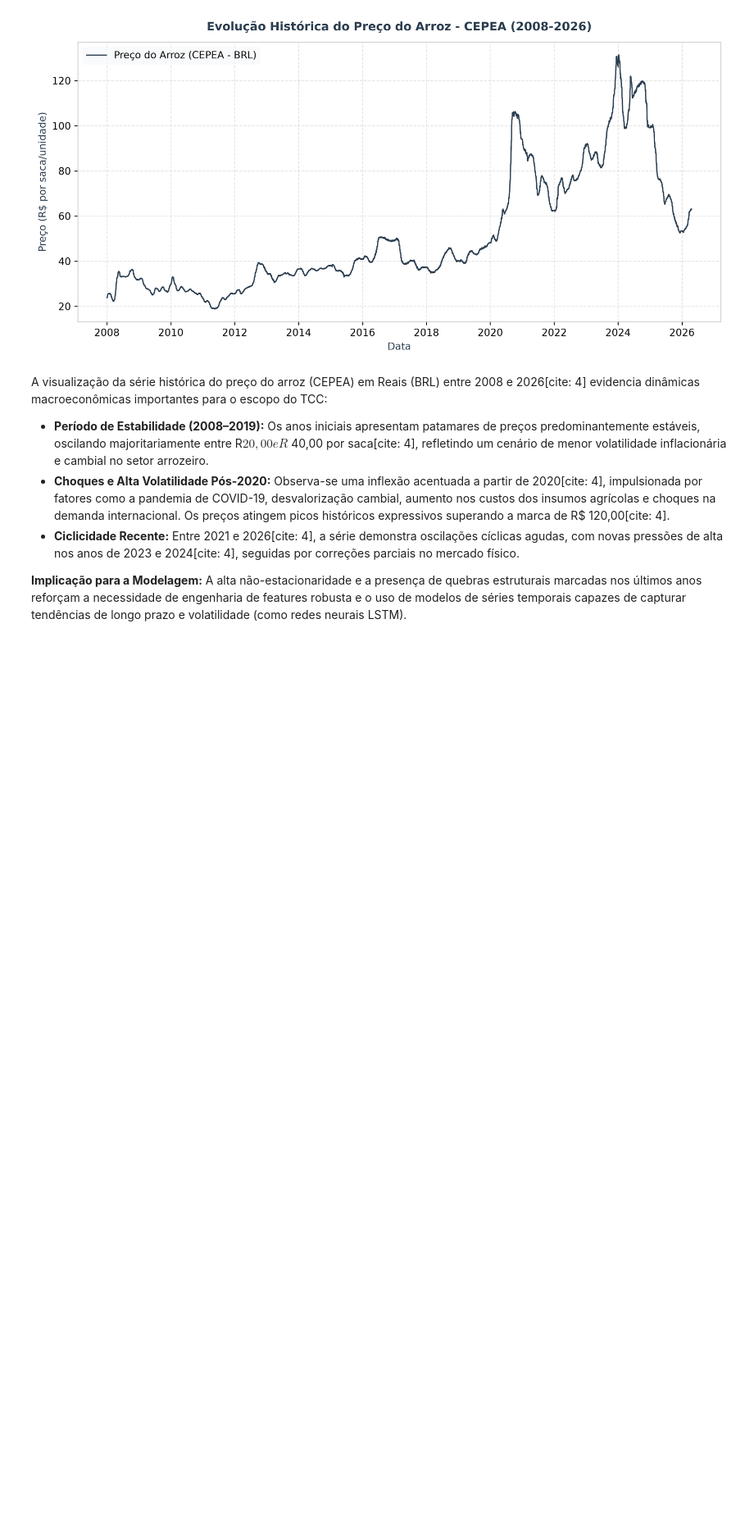
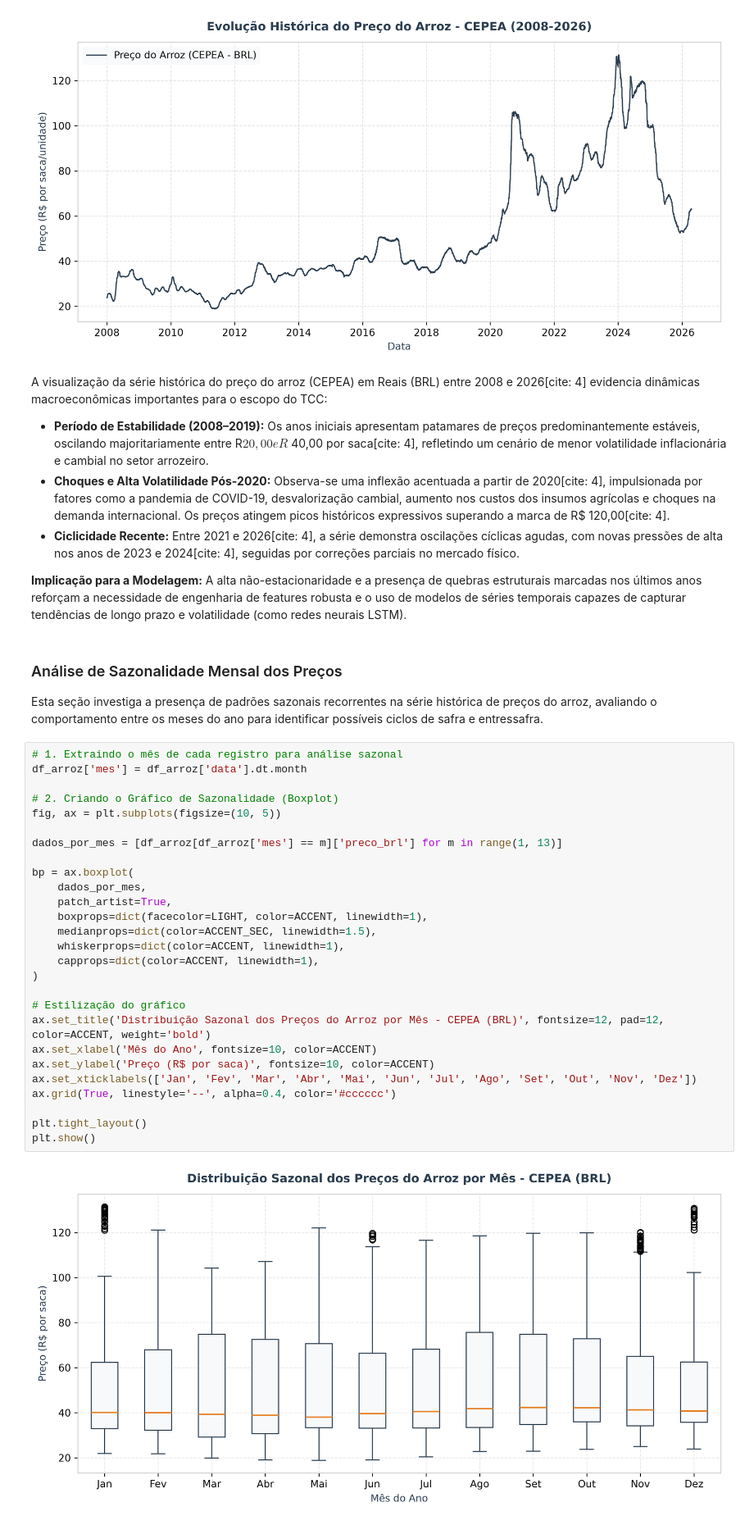
Before and after one commit to brunoOrigem/tcc-predicao-commodities-rs, a Jupyter notebook: notebooks/analise_exploratoria.ipynb, the cells around one changed output. Shown at 82% size. Drawn from its saved outputs; the diff is of its cells as text; blank space fills up the shorter version.

```diff
--- a/notebooks/analise_exploratoria.ipynb
+++ b/notebooks/analise_exploratoria.ipynb
@@ -160,3 +160,35 @@ A visualização da série histórica do preço do arroz (CEPEA) em Reais (BRL)
 * **Ciclicidade Recente:** Entre 2021 e 2026[cite: 4], a série demonstra oscilações cíclicas agudas, com novas pressões de alta nos anos de 2023 e 2024[cite: 4], seguidas por correções parciais no mercado físico.
 
 **Implicação para a Modelagem:** A alta não-estacionaridade e a presença de quebras estruturais marcadas nos últimos anos reforçam a necessidade de engenharia de features robusta e o uso de modelos de séries temporais capazes de capturar tendências de longo prazo e volatilidade (como redes neurais LSTM).
+# %% [markdown]
+### Análise de Sazonalidade Mensal dos Preços
+Esta seção investiga a presença de padrões sazonais recorrentes na série histórica de preços do arroz, avaliando o comportamento entre os meses do ano para identificar possíveis ciclos de safra e entressafra.
+# %%
+# 1. Extraindo o mês de cada registro para análise sazonal
+df_arroz['mes'] = df_arroz['data'].dt.month
+
+# 2. Criando o Gráfico de Sazonalidade (Boxplot)
+fig, ax = plt.subplots(figsize=(10, 5))
+
+dados_por_mes = [df_arroz[df_arroz['mes'] == m]['preco_brl'] for m in range(1, 13)]
+
+bp = ax.boxplot(
+    dados_por_mes,
+    patch_artist=True,
+    boxprops=dict(facecolor=LIGHT, color=ACCENT, linewidth=1),
+    medianprops=dict(color=ACCENT_SEC, linewidth=1.5),
+    whiskerprops=dict(color=ACCENT, linewidth=1),
+    capprops=dict(color=ACCENT, linewidth=1),
+)
+
+# Estilização do gráfico
+ax.set_title('Distribuição Sazonal dos Preços do Arroz por Mês - CEPEA (BRL)', fontsize=12, pad=12, color=ACCENT, weight='bold')
+ax.set_xlabel('Mês do Ano', fontsize=10, color=ACCENT)
+ax.set_ylabel('Preço (R$ por saca)', fontsize=10, color=ACCENT)
+ax.set_xticklabels(['Jan', 'Fev', 'Mar', 'Abr', 'Mai', 'Jun', 'Jul', 'Ago', 'Set', 'Out', 'Nov', 'Dez'])
+ax.grid(True, linestyle='--', alpha=0.4, color='#cccccc')
+
+plt.tight_layout()
+plt.show()
+# %% [output]
+[figure, added]
```
Also changed, not shown: parts of 7 cells of this notebook.
